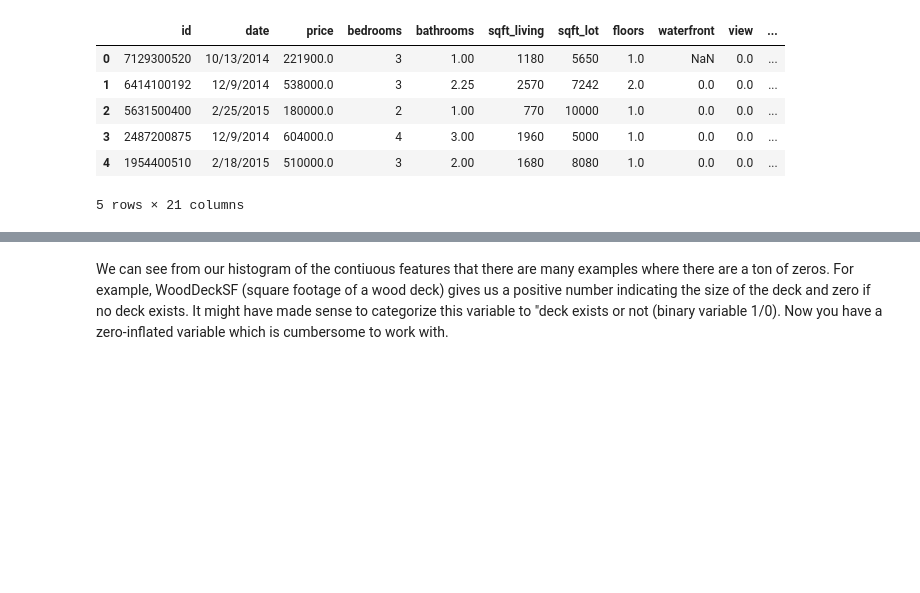
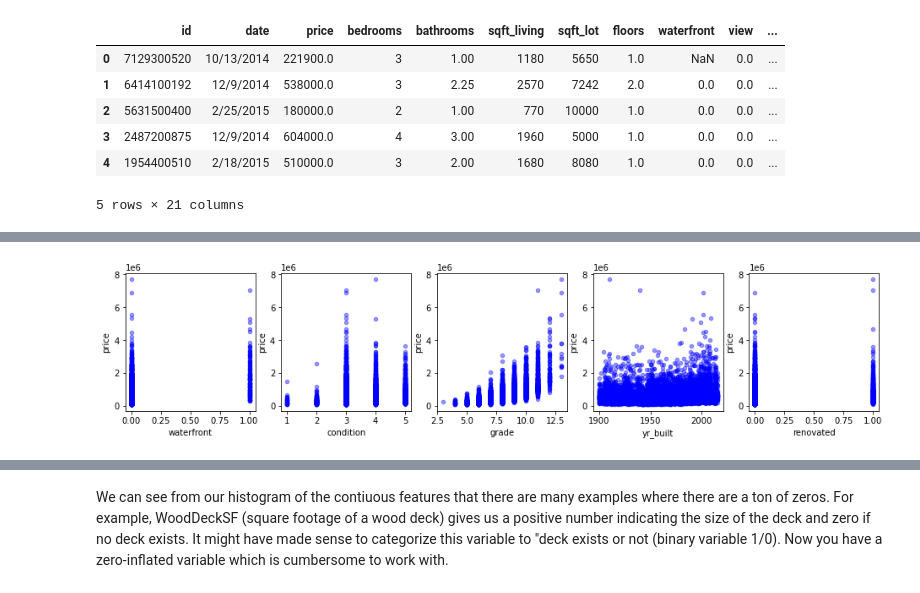
Before and after one commit to brianlee35/housing-sale-analysis, a Jupyter notebook: student.ipynb, the cells around one changed output, grey strips where cells are left out. Cells and saved outputs as stored; diff of their text form; code cells hidden in the pictures; blank space fills up the shorter version.

```diff
--- a/student.ipynb
+++ b/student.ipynb
@@ -208,0 +212,8 @@ fig.tight_layout()
+# %%
+# Creates subplots comparing price and each column
+fig, axes = plt.subplots(nrows=1, ncols=5, figsize=(16,3))
+
+for xcol, ax in zip(['waterfront','condition','grade','yr_built','renovated'], axes):
+    data.plot(kind='scatter', x=xcol, y='price', ax=ax, alpha=0.4, color='b')
+# %% [output]
+[figure, added]
```
Also changed, not shown: parts of 80 cells of this notebook.
